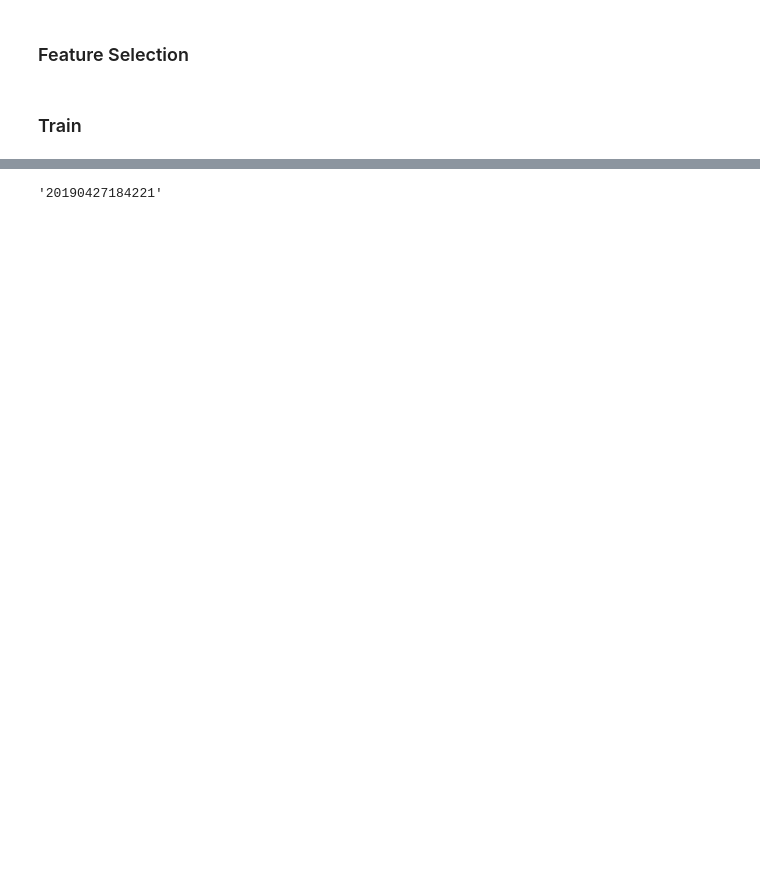
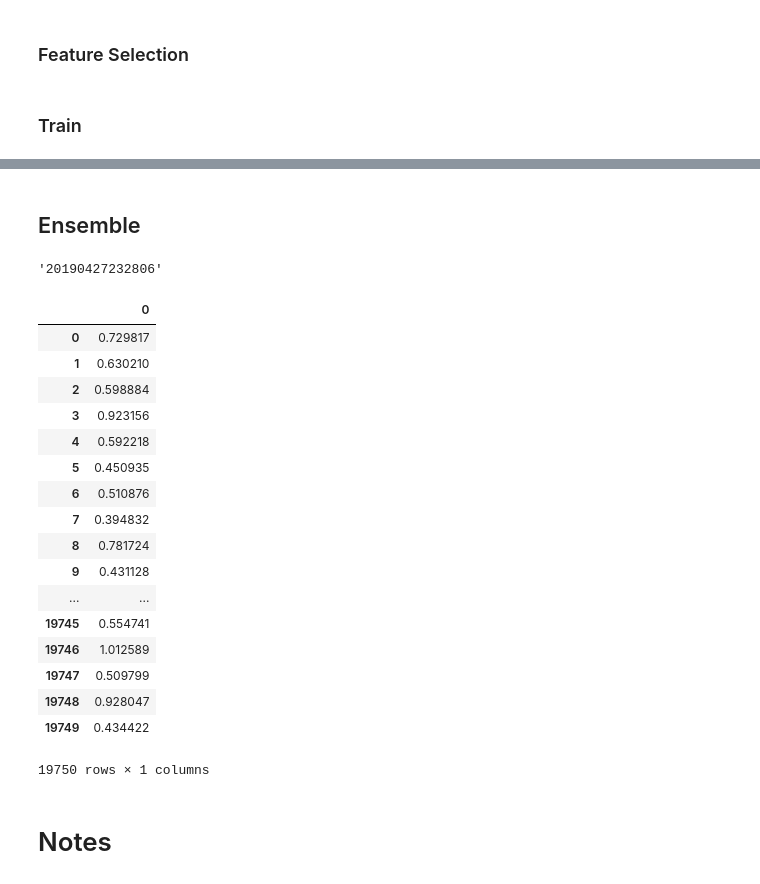
Before and after one commit to AidanCooper/data-science-competitions, a Jupyter notebook: DontOverfit/DontOverfit.ipynb, the cells around one changed output, grey strips where cells are left out. Cells and saved outputs as stored; diff of their text form; code cells hidden in the pictures; blank space fills up the shorter version.

```diff
--- a/DontOverfit/DontOverfit.ipynb
+++ b/DontOverfit/DontOverfit.ipynb
@@ -198,10 +386,32 @@ predictions.head()
+# %% [markdown]
+## Ensemble
+# %%
+all_preds = pd.concat([predictions_lasso, predictions_ridge, predictions_svm], axis=1)
+name = datetime.now().strftime("%Y%m%d%H%M%S")
+mean_pred = pd.DataFrame(all_preds.mean(axis=1), columns=['target'])
+mean_pred.to_csv('submissions/{}.csv'.format(name), index_label='id', index=True)
+name
+# %% [output]
+'20190427232806'
 # %%
-mean_pred = pd.DataFrame(predictions.mean(axis=1))
-mean_pred.index += 250
-mean_pred.columns = ['target']
-name = datetime.now().strftime("%Y%m%d%H%M%S")
+mean_pred = pd.DataFrame(all_preds.mean(axis=1), columns=['target'])
 mean_pred.to_csv('submissions/{}.csv'.format(name), index_label='id', index=True)
+# %% [output]
+|  | 0 |
+| 0 | 0.729817 |
+| 1 | 0.630210 |
+| 2 | 0.598884 |
+| 3 | 0.923156 |
+| 4 | 0.592218 |
+| 5 | 0.450935 |
+| 6 | 0.510876 |
+| 7 | 0.394832 |
+| 8 | 0.781724 |
+| 9 | 0.431128 |
+| ... | ... |
+| 19745 | 0.554741 |
+| 19746 | 1.012589 |
+| 19747 | 0.509799 |
+| 19748 | 0.928047 |
+| 19749 | 0.434422 |
+19750 rows × 1 columns
-# %%
-name
-# %% [output]
-'20190427184221'
@@ -207,0 +420,2 @@ name
+# %% [markdown]
+# Notes
```
Also changed, not shown: parts of 27 cells of this notebook.
